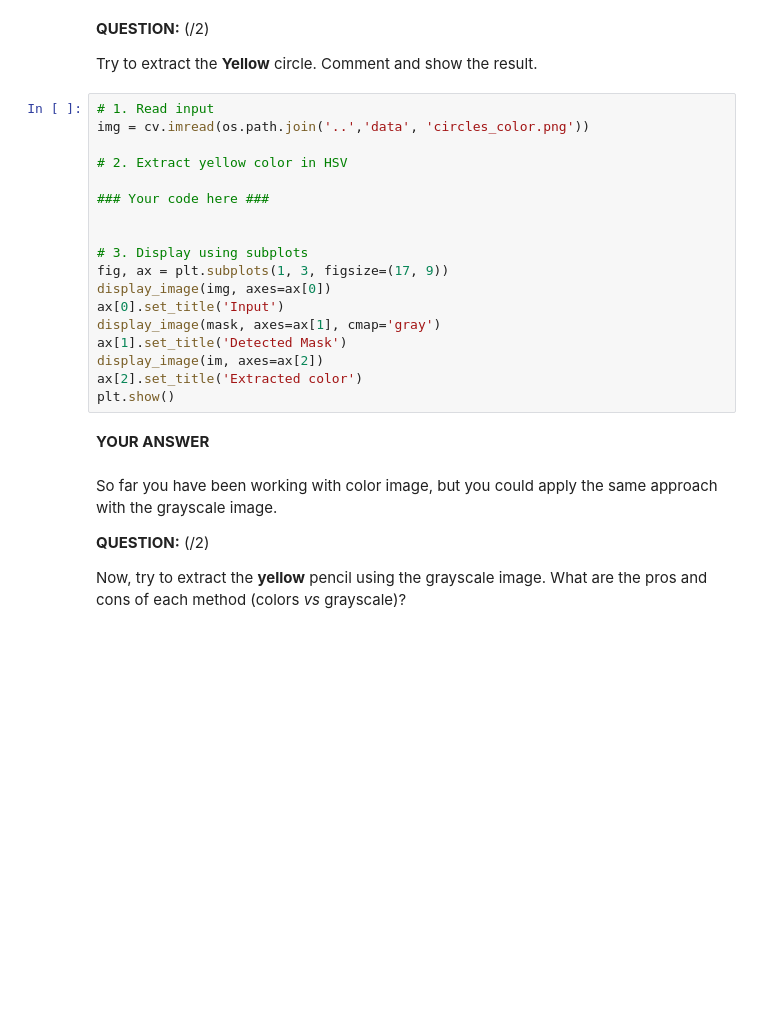
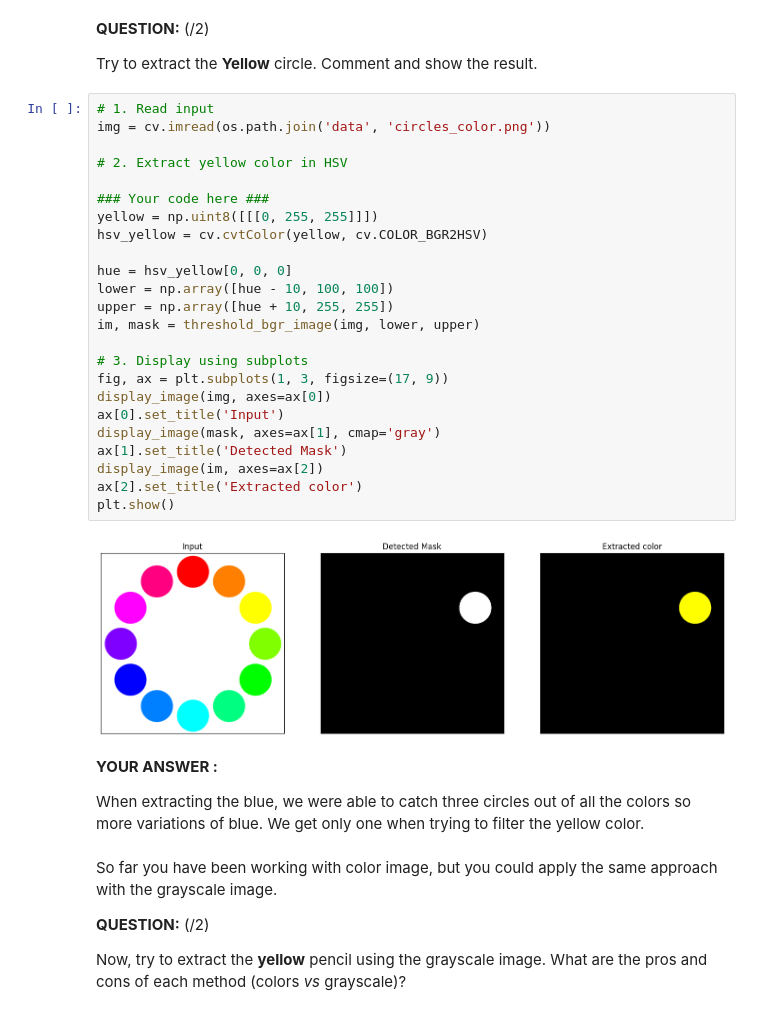
Before and after one commit to JulienErblandEPFL/Img_processing_lab1, a Jupyter notebook: Lab1/01_introduction_image_processing_2024.ipynb, the cells around one changed output. Cells and saved outputs as stored; diff of their text form; blank space fills up the shorter version.

```diff
--- a/Lab1/01_introduction_image_processing_2024.ipynb
+++ b/Lab1/01_introduction_image_processing_2024.ipynb
@@ -204,24 +272,34 @@ print( 'HSV component {}'.format(hsv_red))
 Try to extract the **Yellow** circle. Comment and show the result.
 # %%
 # 1. Read input
-img = cv.imread(os.path.join('..','data', 'circles_color.png'))
+img = cv.imread(os.path.join('data', 'circles_color.png'))
 
 # 2. Extract yellow color in HSV
 
 ### Your code here ###
+yellow = np.uint8([[[0, 255, 255]]])
+hsv_yellow = cv.cvtColor(yellow, cv.COLOR_BGR2HSV)
 
+hue = hsv_yellow[0, 0, 0]
+lower = np.array([hue - 10, 100, 100])
+upper = np.array([hue + 10, 255, 255])
+im, mask = threshold_bgr_image(img, lower, upper)
 
 # 3. Display using subplots
 fig, ax = plt.subplots(1, 3, figsize=(17, 9))
 display_image(img, axes=ax[0])
 ax[0].set_title('Input')
 display_image(mask, axes=ax[1], cmap='gray')
 ax[1].set_title('Detected Mask')
 display_image(im, axes=ax[2])
 ax[2].set_title('Extracted color')
 plt.show()
+# %% [output]
+[figure, added]
 # %% [markdown]
-**YOUR ANSWER**
+**YOUR ANSWER :**
+
+When extracting the blue, we were able to catch three circles out of all the colors so more variations of blue. We get only one when trying to filter the yellow color.
 # %% [markdown]
 So far you have been working with color image, but you could apply the same approach with the grayscale image.
 
```
Also changed, not shown: parts of 19 cells of this notebook.
